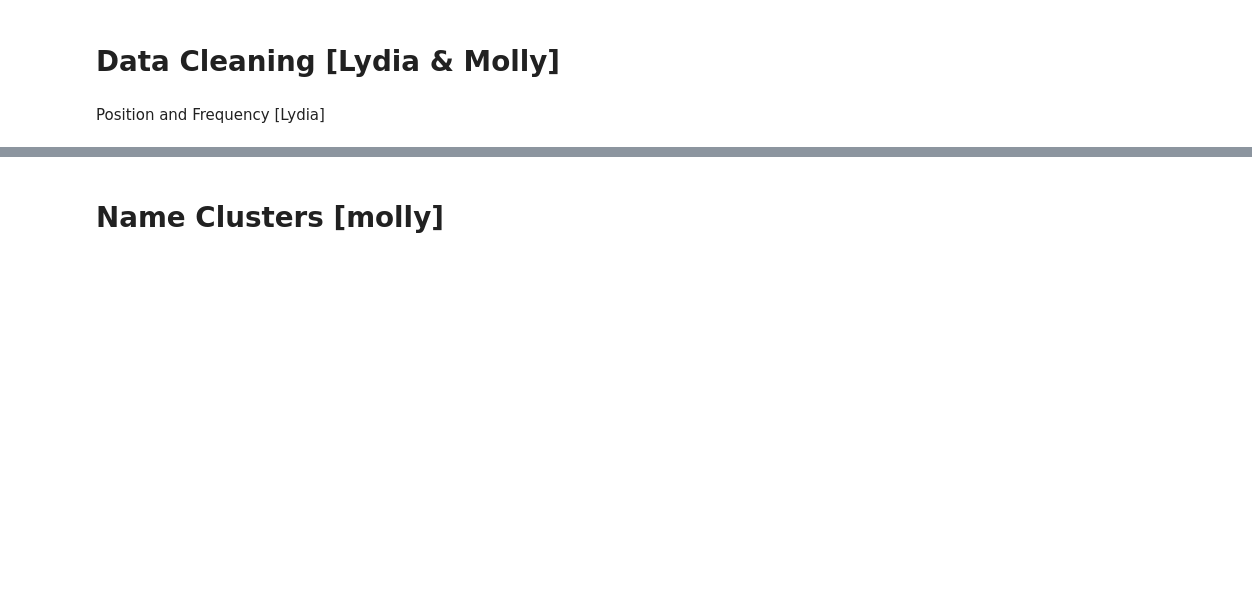
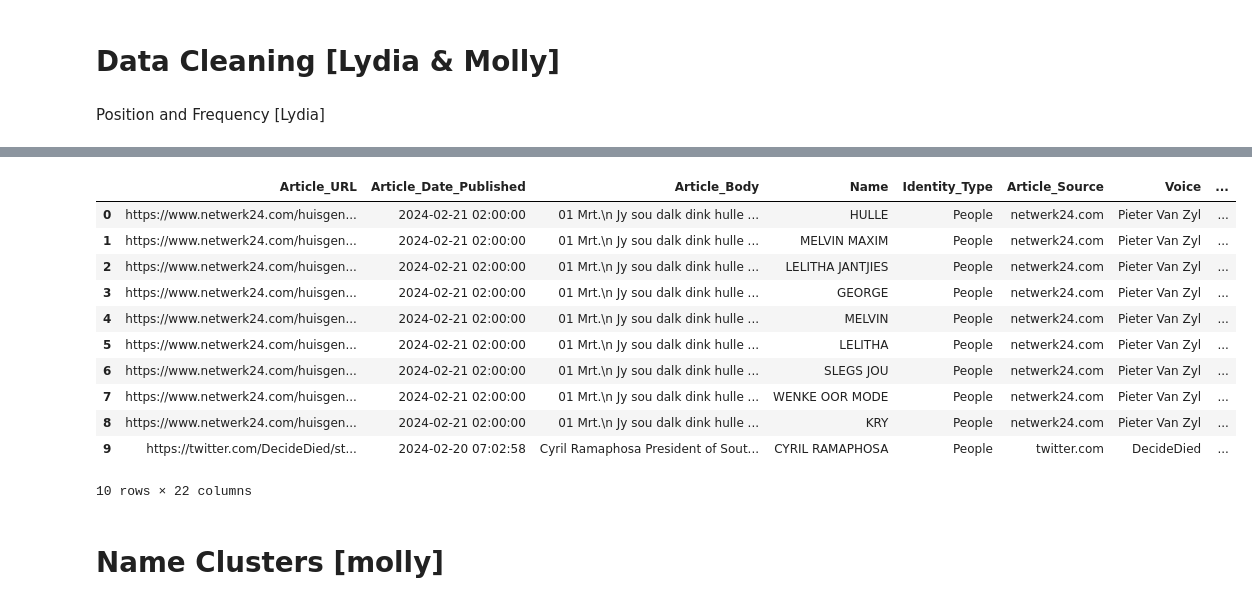
Before and after one commit to RevanthYalamanch/iX_Voxcroft2024, a Jupyter notebook: Final.ipynb, the cells around one changed output, grey strips where cells are left out. Drawn from its saved outputs; the diff is of its cells as text; code cells hidden in the pictures; blank space fills up the shorter version.

```diff
--- a/Final.ipynb
+++ b/Final.ipynb
@@ -362,3 +352,19 @@ df_new.to_csv('february_data.csv')
+# %%
+df_new.head(10)
+#df.columns.tolist()
+# %% [output]
+|  | Article_URL | Article_Date_Published | Article_Body | Name | Identity_Type | Article_Source | Voice | ... |
+| 0 | https://www.netwerk24.com/huisgen... | 2024-02-21 02:00:00 | 01 Mrt.\n Jy sou dalk dink hulle ... | HULLE | People | netwerk24.com | Pieter Van Zyl | ... |
+| 1 | https://www.netwerk24.com/huisgen... | 2024-02-21 02:00:00 | 01 Mrt.\n Jy sou dalk dink hulle ... | MELVIN MAXIM | People | netwerk24.com | Pieter Van Zyl | ... |
+| 2 | https://www.netwerk24.com/huisgen... | 2024-02-21 02:00:00 | 01 Mrt.\n Jy sou dalk dink hulle ... | LELITHA JANTJIES | People | netwerk24.com | Pieter Van Zyl | ... |
+| 3 | https://www.netwerk24.com/huisgen... | 2024-02-21 02:00:00 | 01 Mrt.\n Jy sou dalk dink hulle ... | GEORGE | People | netwerk24.com | Pieter Van Zyl | ... |
+| 4 | https://www.netwerk24.com/huisgen... | 2024-02-21 02:00:00 | 01 Mrt.\n Jy sou dalk dink hulle ... | MELVIN | People | netwerk24.com | Pieter Van Zyl | ... |
+| 5 | https://www.netwerk24.com/huisgen... | 2024-02-21 02:00:00 | 01 Mrt.\n Jy sou dalk dink hulle ... | LELITHA | People | netwerk24.com | Pieter Van Zyl | ... |
+| 6 | https://www.netwerk24.com/huisgen... | 2024-02-21 02:00:00 | 01 Mrt.\n Jy sou dalk dink hulle ... | SLEGS JOU | People | netwerk24.com | Pieter Van Zyl | ... |
+| 7 | https://www.netwerk24.com/huisgen... | 2024-02-21 02:00:00 | 01 Mrt.\n Jy sou dalk dink hulle ... | WENKE OOR MODE | People | netwerk24.com | Pieter Van Zyl | ... |
+| 8 | https://www.netwerk24.com/huisgen... | 2024-02-21 02:00:00 | 01 Mrt.\n Jy sou dalk dink hulle ... | KRY | People | netwerk24.com | Pieter Van Zyl | ... |
+| 9 | https://twitter.com/DecideDied/st... | 2024-02-20 07:02:58 | Cyril Ramaphosa President of Sout... | CYRIL RAMAPHOSA | People | twitter.com | DecideDied | ... |
+10 rows × 22 columns
 # %% [markdown]
 # Name Clusters [molly]
 # %% [markdown]
```
Also changed, not shown: parts of 15 cells of this notebook.
